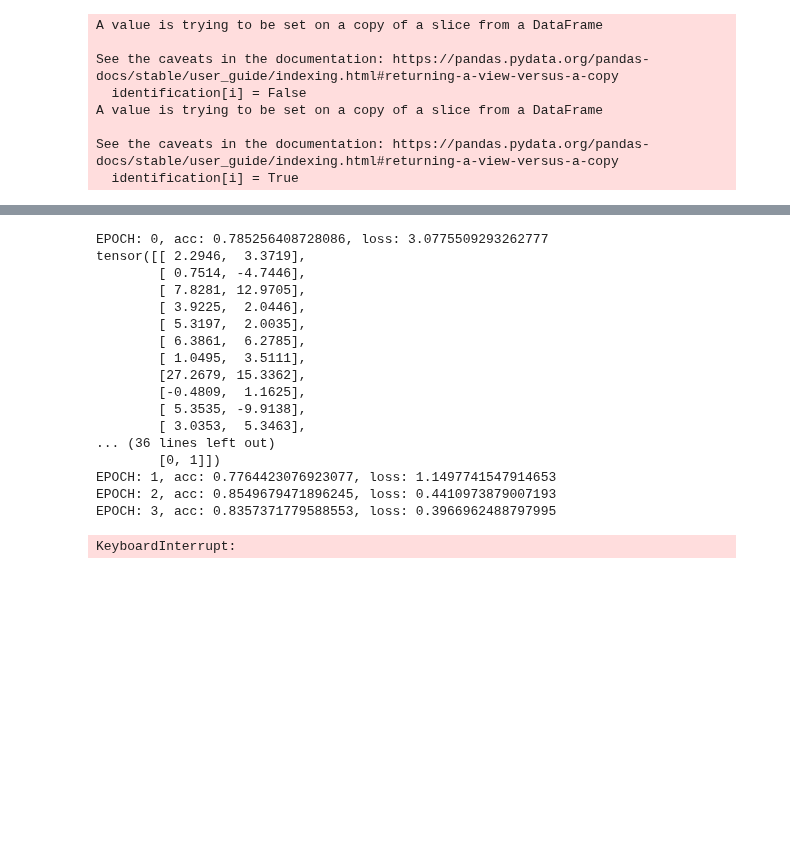
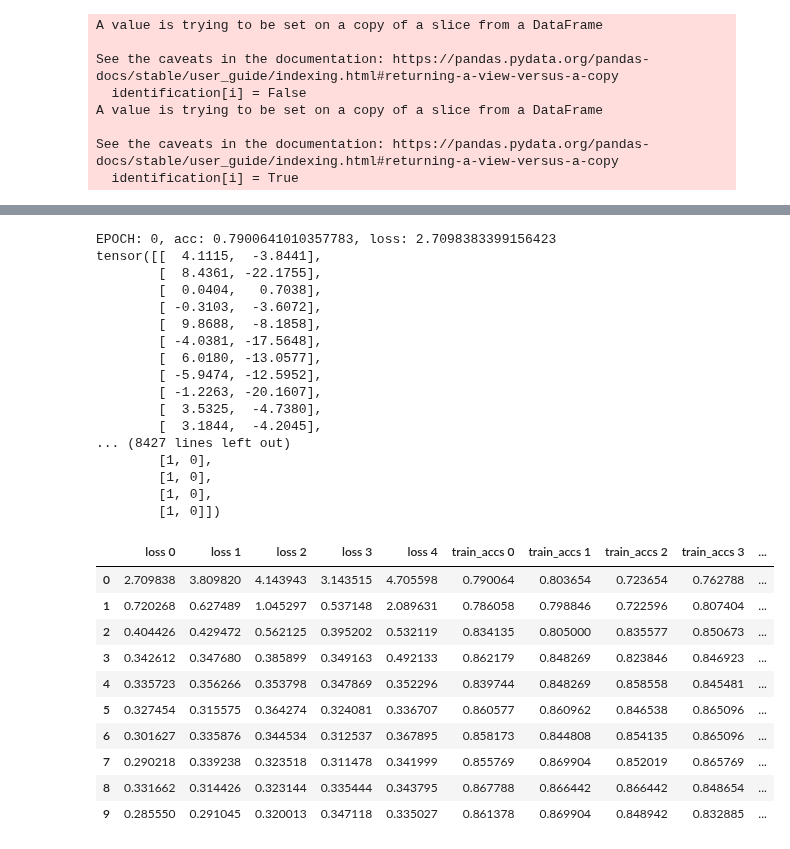
Before and after one commit to Fantastic-Microplastic-Machine/FmPM, a Jupyter notebook: fmpm/will/CNN_experimentation_will.ipynb, the cells around one changed output, grey strips where cells are left out. Drawn from its saved outputs; the diff is of its cells as text; code cells hidden in the pictures; blank space fills up the shorter version.

```diff
--- a/fmpm/will/CNN_experimentation_will.ipynb
+++ b/fmpm/will/CNN_experimentation_will.ipynb
@@ -98,7 +135,7 @@ epochs = 150
 BATCH_SIZE = 32
 criterion = torch.nn.CrossEntropyLoss()
 device = torch.device('cuda' if torch.cuda.is_available() else 'cpu')
-train_transforms = torchvision.transforms.Compose([
+transforms = torchvision.transforms.Compose([
                             torchvision.transforms.ToPILImage(),
                             torchvision.transforms.RandomRotation((-180,180)),
                             torchvision.transforms.CenterCrop((325)),
@@ -112,7 +149,7 @@ for train_idx, test_idx in kf.split(DATA):
     train_data = prep.tenX_dataset(train, 'data/raman_images', transform=transforms)
     test_data = prep.tenX_dataset(test, 'data/raman_images', transform=transforms)
     cnn, train_loss, train_acc = construct.train(epochs, BATCH_SIZE,
-                                                 train_data, criterion, 'Adam', curr_model, device)
+                                                 train_data, criterion, 'Adam', curr_model, device, with_eval)
     models.append(cnn)
     train_accs.append(train_acc)
     losses.append(train_loss)
@@ -120,25 +157,42 @@ for train_idx, test_idx in kf.split(DATA):
     test_accs.append(test_acc)
     naive_accs.append((labels[:,1] == 0).float().sum()/len(predictions))
 # %% [output]
-EPOCH: 0, acc: 0.785256408728086, loss: 3.0775509293262777
-tensor([[ 2.2946,  3.3719],
-        [ 0.7514, -4.7446],
-        [ 7.8281, 12.9705],
-        [ 3.9225,  2.0446],
-        [ 5.3197,  2.0035],
-        [ 6.3861,  6.2785],
-        [ 1.0495,  3.5111],
-        [27.2679, 15.3362],
-        [-0.4809,  1.1625],
-        [ 5.3535, -9.9138],
-        [ 3.0353,  5.3463],
-... (36 lines left out)
-        [0, 1]])
-EPOCH: 1, acc: 0.7764423076923077, loss: 1.1497741547914653
-EPOCH: 2, acc: 0.8549679471896245, loss: 0.4410973879007193
-EPOCH: 3, acc: 0.8357371779588553, loss: 0.3966962488797995
+EPOCH: 0, acc: 0.7900641010357783, loss: 2.7098383399156423
+tensor([[  4.1115,  -3.8441],
+        [  8.4361, -22.1755],
+        [  0.0404,   0.7038],
+        [ -0.3103,  -3.6072],
+        [  9.8688,  -8.1858],
+        [ -4.0381, -17.5648],
+        [  6.0180, -13.0577],
+        [ -5.9474, -12.5952],
+        [ -1.2263, -20.1607],
+        [  3.5325,  -4.7380],
+        [  3.1844,  -4.2045],
+... (8427 lines left out)
+        [1, 0],
+        [1, 0],
+        [1, 0],
+        [1, 0]])
-KeyboardInterrupt:
+# %%
+df = pd.DataFrame()
 # %%
-for i in losses:
-    plt.plot(i)
+count = 0
+for accs in train_accs:
+    df[f'train_accs {count}'] = accs
+    count+=1
+# %%
+df.head(10)
+# %% [output]
+|  | loss 0 | loss 1 | loss 2 | loss 3 | loss 4 | train_accs 0 | train_accs 1 | train_accs 2 | train_accs 3 | ... |
+| 0 | 2.709838 | 3.809820 | 4.143943 | 3.143515 | 4.705598 | 0.790064 | 0.803654 | 0.723654 | 0.762788 | ... |
+| 1 | 0.720268 | 0.627489 | 1.045297 | 0.537148 | 2.089631 | 0.786058 | 0.798846 | 0.722596 | 0.807404 | ... |
+| 2 | 0.404426 | 0.429472 | 0.562125 | 0.395202 | 0.532119 | 0.834135 | 0.805000 | 0.835577 | 0.850673 | ... |
+| 3 | 0.342612 | 0.347680 | 0.385899 | 0.349163 | 0.492133 | 0.862179 | 0.848269 | 0.823846 | 0.846923 | ... |
+| 4 | 0.335723 | 0.356266 | 0.353798 | 0.347869 | 0.352296 | 0.839744 | 0.848269 | 0.858558 | 0.845481 | ... |
+| 5 | 0.327454 | 0.315575 | 0.364274 | 0.324081 | 0.336707 | 0.860577 | 0.860962 | 0.846538 | 0.865096 | ... |
+| 6 | 0.301627 | 0.335876 | 0.344534 | 0.312537 | 0.367895 | 0.858173 | 0.844808 | 0.854135 | 0.865096 | ... |
+| 7 | 0.290218 | 0.339238 | 0.323518 | 0.311478 | 0.341999 | 0.855769 | 0.869904 | 0.852019 | 0.865769 | ... |
+| 8 | 0.331662 | 0.314426 | 0.323144 | 0.335444 | 0.343795 | 0.867788 | 0.866442 | 0.866442 | 0.848654 | ... |
+| 9 | 0.285550 | 0.291045 | 0.320013 | 0.347118 | 0.335027 | 0.861378 | 0.869904 | 0.848942 | 0.832885 | ... |
 # %%
```
Also changed, not shown: parts of 19 cells of this notebook, 2 other files.
